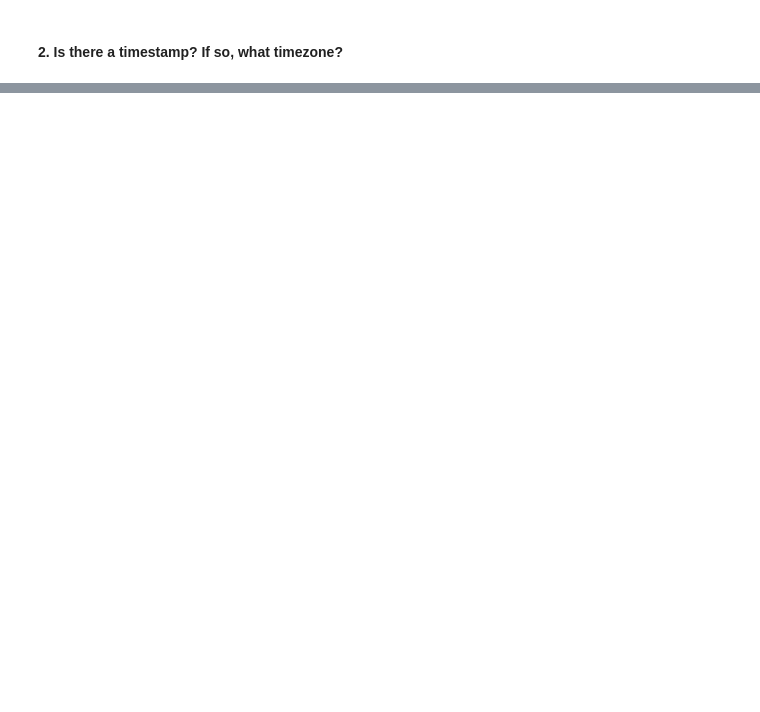
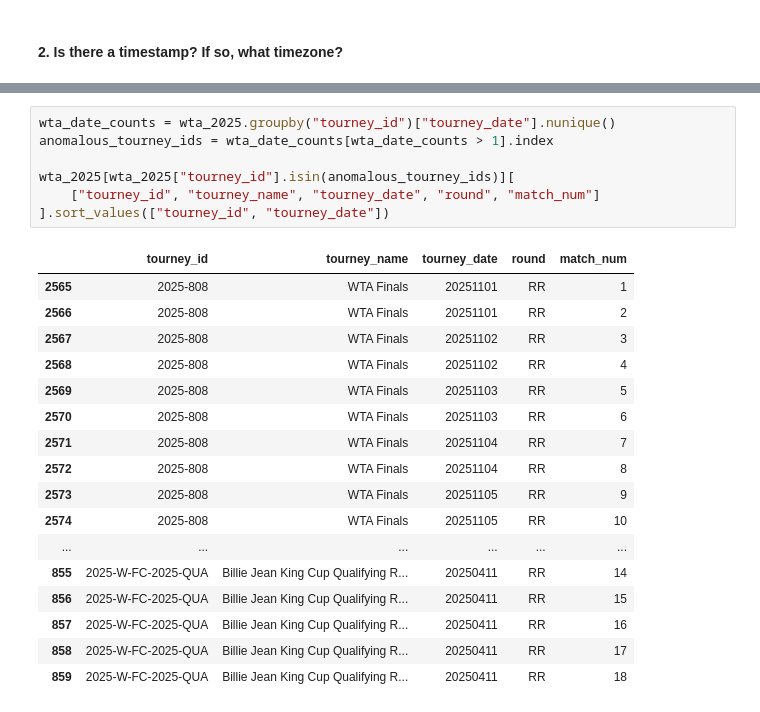
Before and after one commit to anajbellini/DataDeuce, a Jupyter notebook: analysis/source_profiling.ipynb, the cells around one changed output, grey strips where cells are left out. Cells and saved outputs as stored; diff of their text form; blank space fills up the shorter version.

```diff
--- a/analysis/source_profiling.ipynb
+++ b/analysis/source_profiling.ipynb
@@ -215,0 +329,25 @@ wta_2025["tourney_date"].head()
+# %%
+wta_date_counts = wta_2025.groupby("tourney_id")["tourney_date"].nunique()
+anomalous_tourney_ids = wta_date_counts[wta_date_counts > 1].index
+
+wta_2025[wta_2025["tourney_id"].isin(anomalous_tourney_ids)][
+    ["tourney_id", "tourney_name", "tourney_date", "round", "match_num"]
+].sort_values(["tourney_id", "tourney_date"])
+# %% [output]
+|  | tourney_id | tourney_name | tourney_date | round | match_num |
+| 2565 | 2025-808 | WTA Finals | 20251101 | RR | 1 |
+| 2566 | 2025-808 | WTA Finals | 20251101 | RR | 2 |
+| 2567 | 2025-808 | WTA Finals | 20251102 | RR | 3 |
+| 2568 | 2025-808 | WTA Finals | 20251102 | RR | 4 |
+| 2569 | 2025-808 | WTA Finals | 20251103 | RR | 5 |
+| 2570 | 2025-808 | WTA Finals | 20251103 | RR | 6 |
+| 2571 | 2025-808 | WTA Finals | 20251104 | RR | 7 |
+| 2572 | 2025-808 | WTA Finals | 20251104 | RR | 8 |
+| 2573 | 2025-808 | WTA Finals | 20251105 | RR | 9 |
+| 2574 | 2025-808 | WTA Finals | 20251105 | RR | 10 |
+| ... | ... | ... | ... | ... | ... |
+| 855 | 2025-W-FC-2025-QUA | Billie Jean King Cup Qualifying R... | 20250411 | RR | 14 |
+| 856 | 2025-W-FC-2025-QUA | Billie Jean King Cup Qualifying R... | 20250411 | RR | 15 |
+| 857 | 2025-W-FC-2025-QUA | Billie Jean King Cup Qualifying R... | 20250411 | RR | 16 |
+| 858 | 2025-W-FC-2025-QUA | Billie Jean King Cup Qualifying R... | 20250411 | RR | 17 |
+| 859 | 2025-W-FC-2025-QUA | Billie Jean King Cup Qualifying R... | 20250411 | RR | 18 |
```
Also changed, not shown: parts of 32 cells of this notebook.
